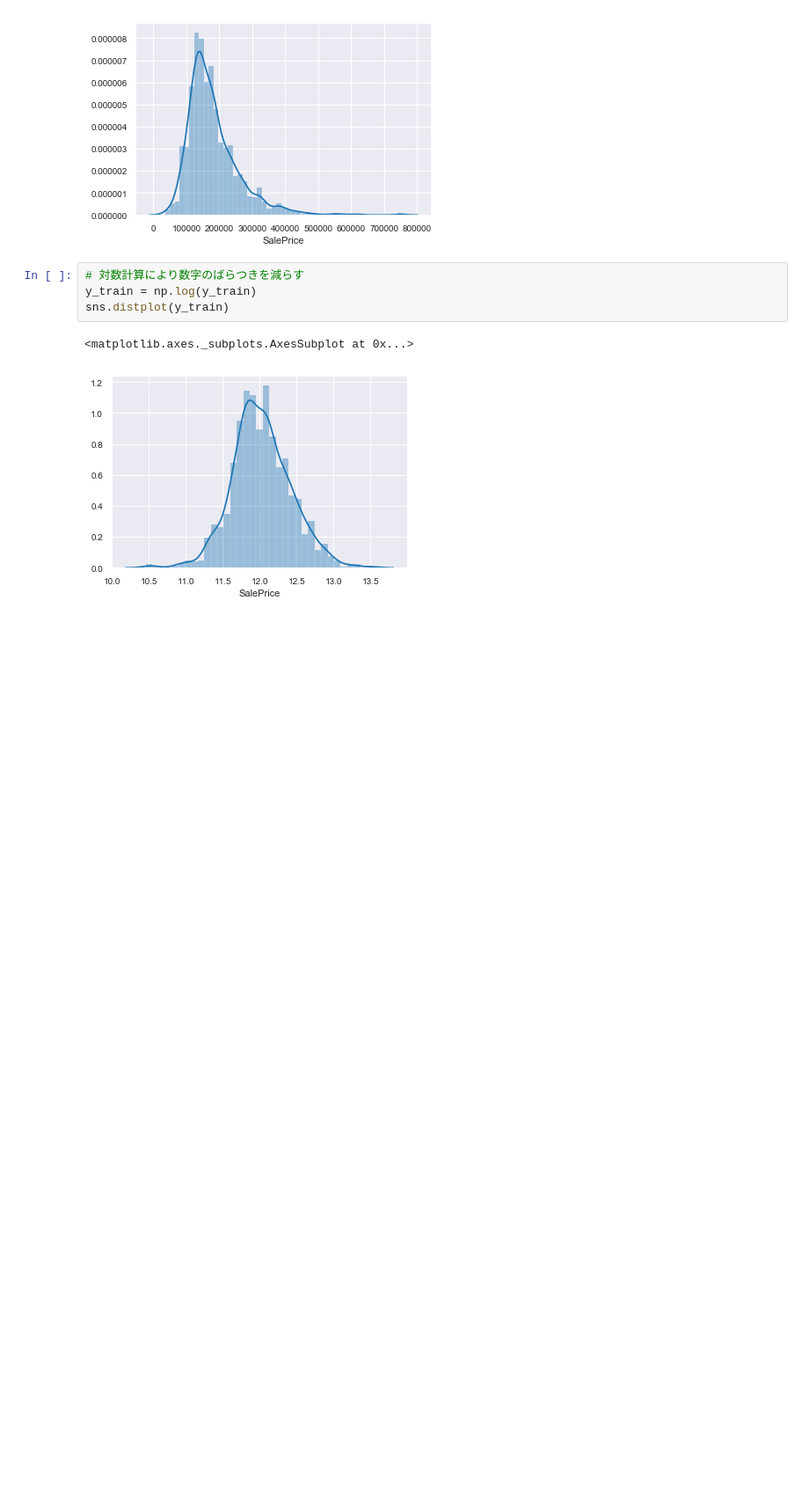
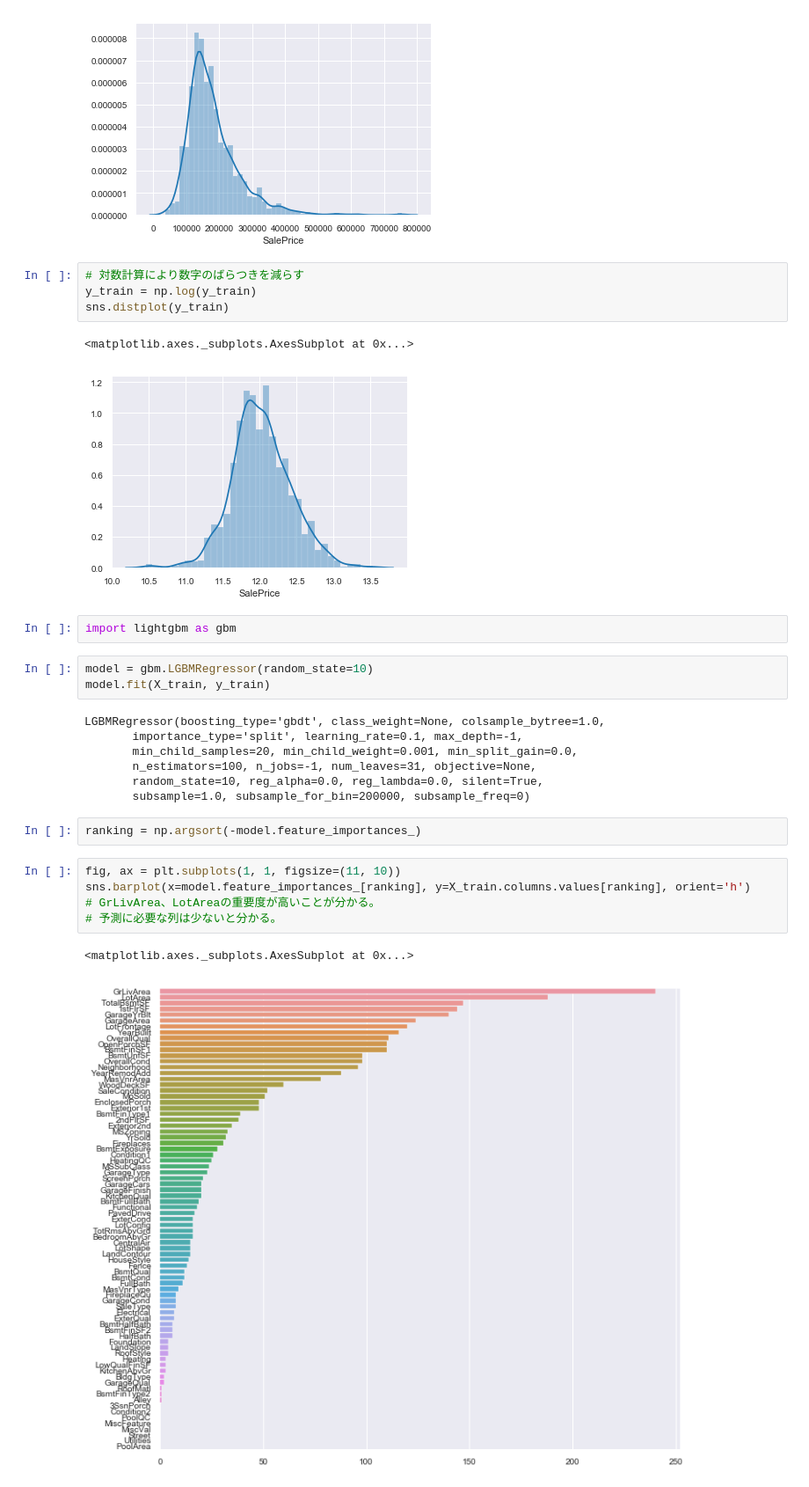
Before and after one commit to kizakiza2501/prediction-house-prices, a Jupyter notebook: code.ipynb, the cells around one changed output. Shown at 88% size. Cells and saved outputs as stored; diff of their text form; blank space fills up the shorter version.

Commit message:
・LightGBMで特徴量の重要度算出を追加 ・z-scoreで標準化

```diff
--- a/code.ipynb
+++ b/code.ipynb
@@ -127,3 +129,25 @@ sns.distplot(y_train)
 # %% [output]
 <matplotlib.axes._subplots.AxesSubplot at 0x...>
 [figure]
+# %%
+import lightgbm as gbm
+# %%
+model = gbm.LGBMRegressor(random_state=10)
+model.fit(X_train, y_train)
+# %% [output]
+LGBMRegressor(boosting_type='gbdt', class_weight=None, colsample_bytree=1.0,
+       importance_type='split', learning_rate=0.1, max_depth=-1,
+       min_child_samples=20, min_child_weight=0.001, min_split_gain=0.0,
+       n_estimators=100, n_jobs=-1, num_leaves=31, objective=None,
+       random_state=10, reg_alpha=0.0, reg_lambda=0.0, silent=True,
+       subsample=1.0, subsample_for_bin=200000, subsample_freq=0)
+# %%
+ranking = np.argsort(-model.feature_importances_)
+# %%
+fig, ax = plt.subplots(1, 1, figsize=(11, 10))
+sns.barplot(x=model.feature_importances_[ranking], y=X_train.columns.values[ranking], orient='h')
+# GrLivArea、LotAreaの重要度が高いことが分かる。
+# 予測に必要な列は少ないと分かる。
+# %% [output]
+<matplotlib.axes._subplots.AxesSubplot at 0x...>
+[figure, added]
```
Also changed, not shown: parts of 5 cells of this notebook, 1 other file.
